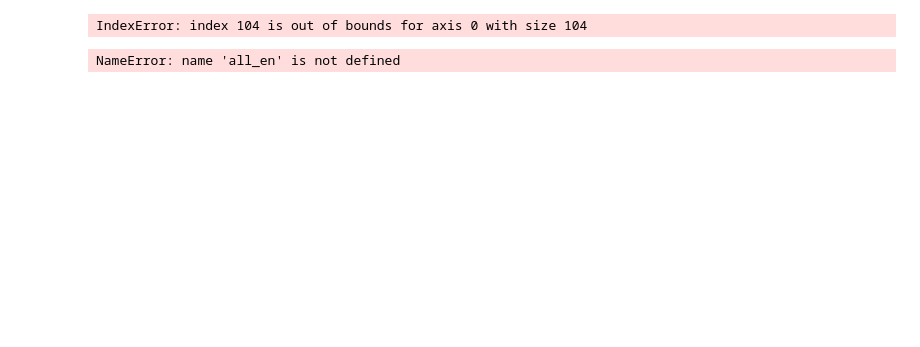
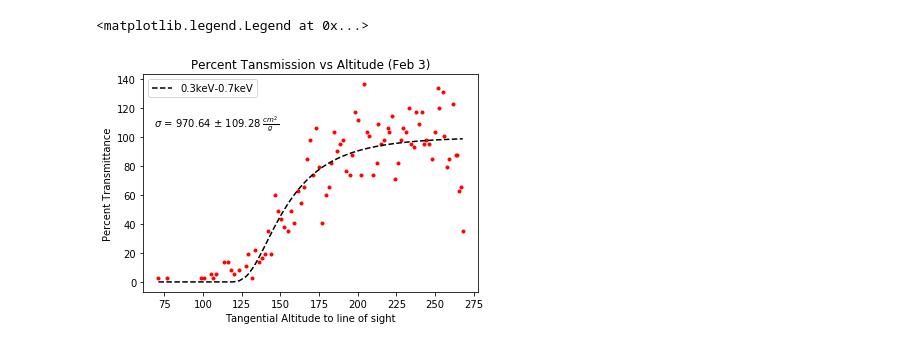
Before and after one commit to dmrowan/LommenResearchGroup, a Jupyter notebook: HorizonCrossing/msis_atm_model.ipynb, the cells around one changed output. Saved outputs shown, nothing was run; the diff lists cells and outputs as text; code cells hidden in the pictures; blank space fills up the shorter version.

```diff
--- a/HorizonCrossing/msis_atm_model.ipynb
+++ b/HorizonCrossing/msis_atm_model.ipynb
@@ -69,9 +69,12 @@ msisT = msisSync(temp)
 binSize_all = 1
 lowEn = [30, 70]
 lowMidEn = [70, 100]
+lowMidEn1 = [70, 80]
+lowMidEn2 = [80, 90]
+lowMidEn3 = [90, 100]
 midEn = [100, 200]
 highEn = [200, 600]
-allEn = [0, 1000]
+allEn = [0, 600]
 
 
 class EnergyBands:
@@ -82,9 +85,9 @@ class EnergyBands:
         self.time, self.energies = enSplit(energy_band)
         self.alt = altSplit(energy_band)
         self.rate, self.new_alt = countRate(self.time, self.alt, bin_size)
-        self.T_pre = msisSplit(self.new_alt, energy_band, msisT)
-        self.rho_pre = msisSplit(self.new_alt, energy_band, msisRho)
-        self.rho_msis, self.T_msis = countRateSync(self.time, self.new_alt, self.rho_pre, self.T_pre, bin_size)
+        self.T_pre = msisSplit(self.alt, energy_band, msisT)
+        self.rho_pre = msisSplit(self.alt, energy_band, msisRho)
+        self.rho_msis, self.T_msis = countRateSync(self.time, self.alt, self.rho_pre, self.T_pre, bin_size)
         self.time_axis = Axis(self.rate, bin_size)
         self.perc_trans = percTrans(self.new_alt, self.rate)
         self.L_msis = atmHeight(self.T_msis)
@@ -131,7 +134,7 @@ def countRateSync(Time, alt_array, msis_rho, msis_temp, binSize):
 # function that makes a list of times corresponding to each energy range
 def enSplit(energy_level):
     index = np.where((enArray >= energy_level[0]) & (enArray < energy_level[1]))
-    return eventTime[index[0]], enArray[index[0]]
+    return eventTime[index[0]], enArray[index[0]]/100
 
 
 def percTrans(Alt, Rate):
@@ -217,15 +220,24 @@ def paramUnc(Popt, Pcov, X):
 
     return np.sqrt(added_frac_unc)
 # %%
-#low_en = EnergyBands(lowEn, binSize_all)
-#lowMid_en = EnergyBands(lowMidEn, binSize_all)
-#mid_en = EnergyBands(midEn, binSize_all)
-#high_en = EnergyBands(highEn, binSize_all)
+low_en = EnergyBands(lowEn, binSize_all)
+lowMid_en = EnergyBands(lowMidEn, binSize_all)
+lowMid1_en = EnergyBands(lowMidEn1, binSize_all)
+lowMid2_en = EnergyBands(lowMidEn2, binSize_all)
+lowMid3_en = EnergyBands(lowMidEn3, binSize_all)
+mid_en = EnergyBands(midEn, binSize_all)
+high_en = EnergyBands(highEn, binSize_all)
 all_en = EnergyBands(allEn, binSize_all)
-# %% [output]
-IndexError: index 104 is out of bounds for axis 0 with size 104
-# %%
-print(all_en.sigmafit_popt) #what is wrong?! - it should be 85
-print(np.sqrt(all_en.sigmafit_pcov))
-# %% [output]
-NameError: name 'all_en' is not defined
+# %%
+plt.plot(low_en.new_alt, low_en.perc_trans, 'r.')
+plt.title('Percent Tansmission vs Altitude (Feb 3)')
+plt.plot(low_en.new_alt, Transmit(low_en.new_alt, low_en.rho_msis, low_en.sigmafit_popt),
+         'k--', label=f'{lowEn[0]/100}keV-{lowEn[1]/100}keV')
+plt.ylabel('Percent Transmittance')
+plt.xlabel('Tangential Altitude to line of sight')
+txt = r'$\sigma$ = %.2f $\pm$ %.2f $\frac{cm^2}{g}$' % (low_en.sigmafit_popt, np.sqrt(low_en.sigmafit_pcov))
+plt.figtext(0.15, 0.70, txt)
+plt.legend()
+# %% [output]
+<matplotlib.legend.Legend at 0x...>
+[figure, added]
```
Also changed, not shown: parts of 23 cells of this notebook, 1 other file.
